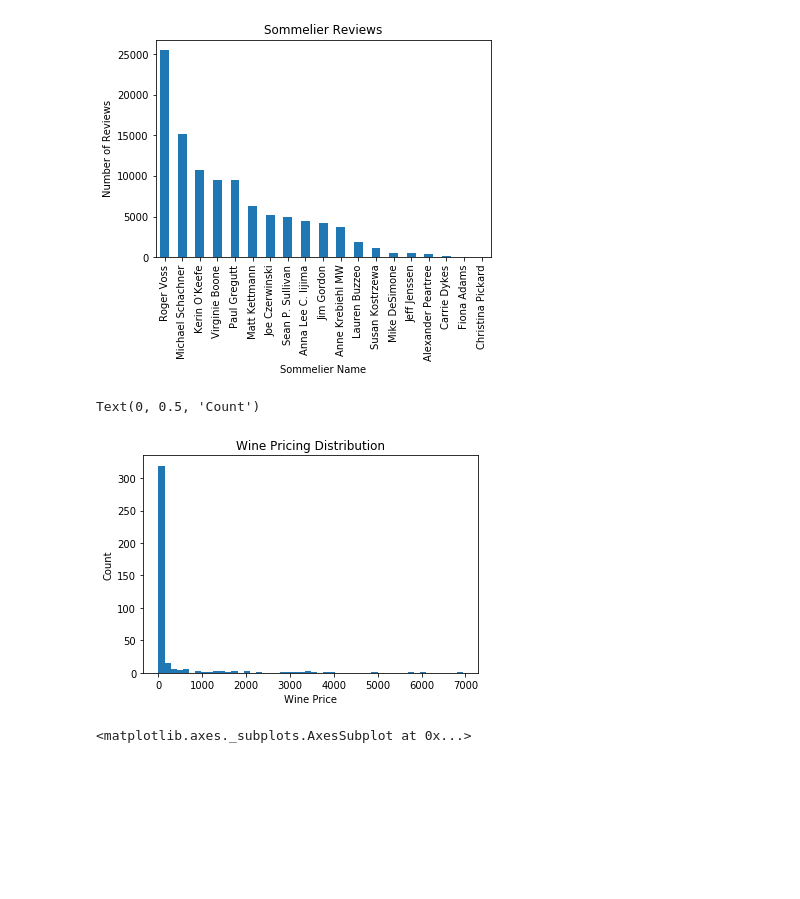
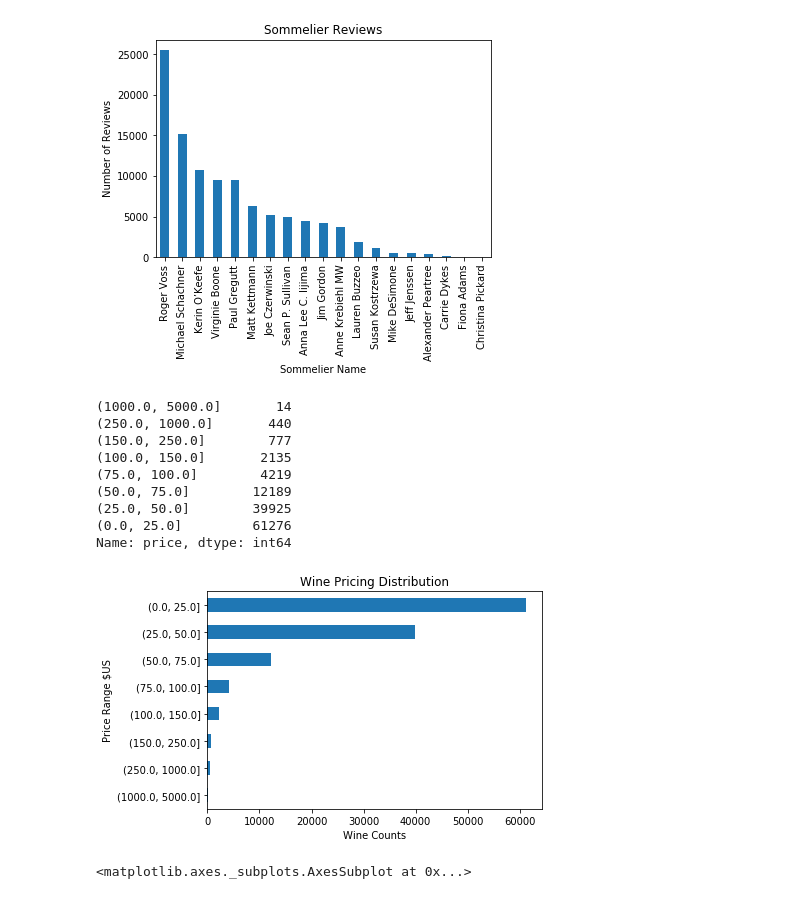
Before and after one commit to jadeal147/capstone3, a Jupyter notebook: Capstone 3 - Wine Review Analysis Cleanup Plan.ipynb, the cells around one changed output. Drawn from its saved outputs; the diff is of its cells as text; code cells hidden in the pictures; blank space fills up the shorter version.

```diff
--- a/Capstone 3 - Wine Review Analysis Cleanup Plan.ipynb
+++ b/Capstone 3 - Wine Review Analysis Cleanup Plan.ipynb
@@ -187,13 +187,24 @@ Name: taster_name, dtype: int64
 [figure]
 # %%
 #df_wine['price'].value_counts().plot(kind='bar')
-freq = df_wine['price'].value_counts().sort_index()
-ax = freq.plot(kind='hist', bins= 50, title = 'Wine Pricing Distribution')
-ax.set_xlabel('Wine Price')
-ax.set_ylabel('Count')
+freq = df_wine['price'].value_counts(bins =[0.001,25,50,75,100,150,250,1000,5000]).sort_index(ascending=False)
+
+ax = freq.plot(kind='barh',title = 'Wine Pricing Distribution')
+ax.set_xlabel('Wine Counts')
+ax.set_ylabel('Price Range $US')
+
+freq.head(50)
 # %% [output]
-Text(0, 0.5, 'Count')
+(1000.0, 5000.0]       14
+(250.0, 1000.0]       440
+(150.0, 250.0]        777
+(100.0, 150.0]       2135
+(75.0, 100.0]        4219
+(50.0, 75.0]        12189
+(25.0, 50.0]        39925
+(0.0, 25.0]         61276
+Name: price, dtype: int64
-[figure, old version]
+[figure, new version]
 # %%
 ax = df_wine['points'].value_counts().sort_index().plot(kind='hist', title = 'Frequency of Ratings')
 freq = df_wine['points'].value_counts().sort_index()
```
Also changed, not shown: parts of 1 cell of this notebook.
